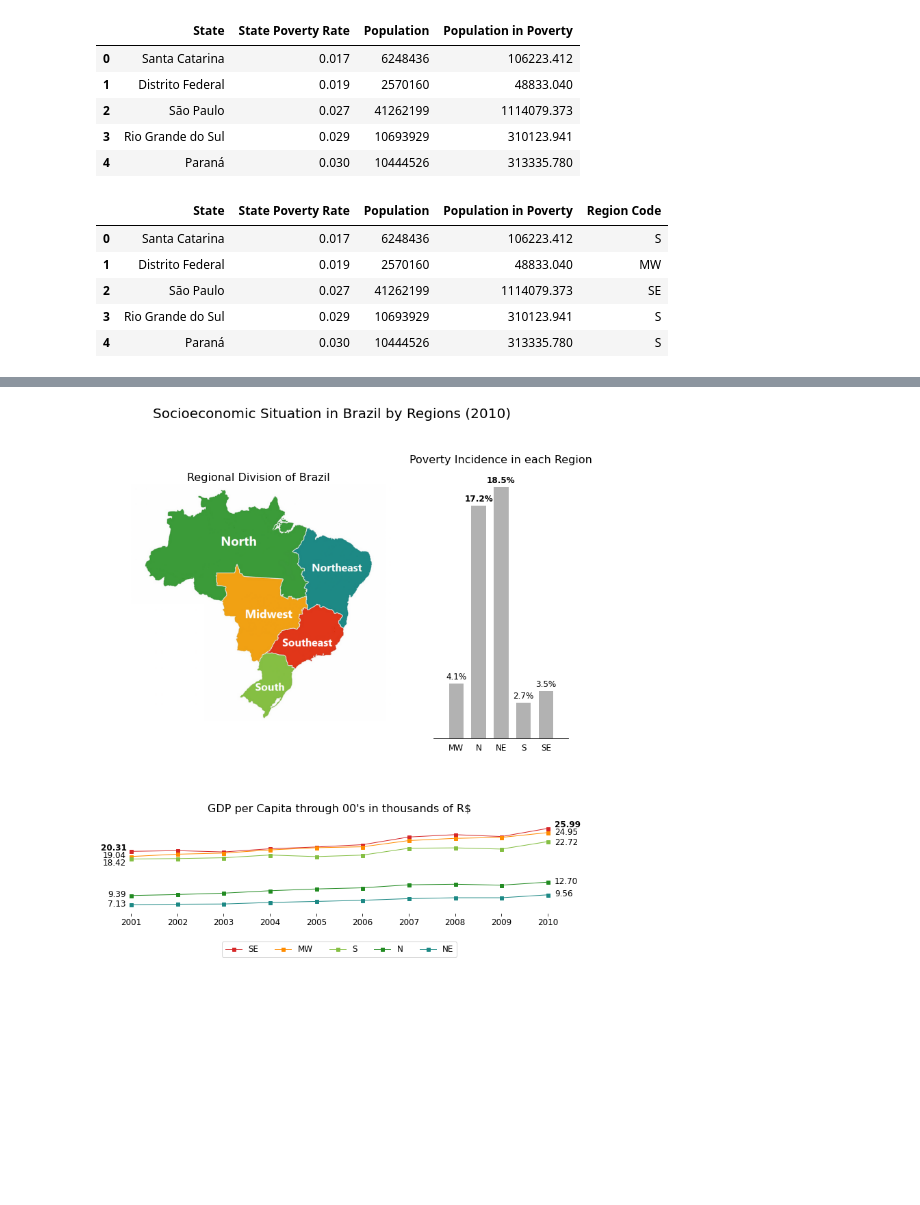
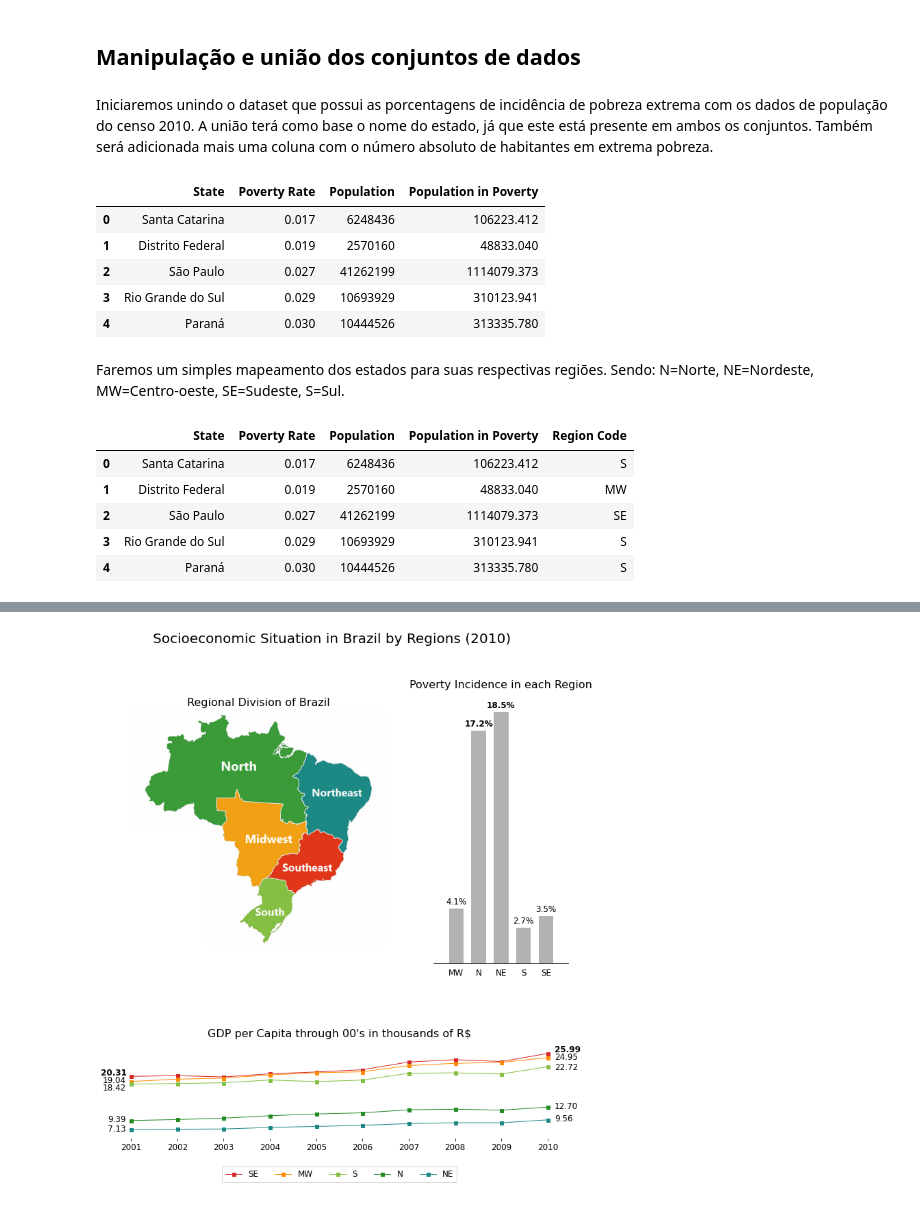
Before and after one commit to vitorp4/Data-Science, a Jupyter notebook: Visualização (Economia)/Visualização (Economia).ipynb, the cells around one changed output, grey strips where cells are left out. Saved outputs shown, nothing was run; the diff lists cells and outputs as text; code cells hidden in the pictures; blank space fills up the shorter version.

```diff
--- a/Visualização (Economia)/Visualização (Economia).ipynb
+++ b/Visualização (Economia)/Visualização (Economia).ipynb
@@ -10,0 +16,3 @@ import matplotlib.image as mpimg
+# %%
+poverty = pd.read_excel('poverty.xls')
+poverty
@@ -11,5 +39,5 @@ import matplotlib.image as mpimg
 # %%
-poverty = pd.read_excel('poverty.xls', usecols=[1,2])
-poverty.columns = ['State','State Poverty Rate']
+poverty = poverty[['Unidade Federativa','Extrema Pobreza']]
+poverty.columns = ['State','Poverty Rate']
 poverty.head()
 # %% [output]
@@ -22,4 +52,4 @@ poverty.head()
 # %%
-pop = pd.read_excel('pop.xls', usecols=[1,13], skiprows=7, names=['State','Population'])
-pop.head()
+pop = pd.read_excel('pop.xls', header=0, skiprows=np.arange(1,8), usecols=np.arange(1,14))
+pop
 # %% [output]
@@ -31,0 +75,4 @@ pop.head()
+# %%
+pop = pop[['Grandes Regiões e Unidades da Federação',2010]]
+pop.columns = ['State', 'Population']
+pop.head()
@@ -32,14 +117,20 @@ pop.head()
+# %% [markdown]
+## Manipulação e união dos conjuntos de dados
+# %% [markdown]
+Iniciaremos unindo o dataset que possui as porcentagens de incidência de pobreza extrema com os dados de população do censo 2010. A união terá como base o nome do estado, já que este está presente em ambos os conjuntos. Também será adicionada mais uma coluna com o número absoluto de habitantes em extrema pobreza.
 # %%
 poverty = pd.merge(poverty, pop, how='inner', on='State')
-poverty['Population in Poverty'] = poverty['State Poverty Rate']*poverty['Population']
+poverty['Population in Poverty'] = poverty['Poverty Rate']*poverty['Population']
 poverty.head()
 # %% [output]
-|  | State | State Poverty Rate | Population | Population in Poverty |
+|  | State | Poverty Rate | Population | Population in Poverty |
 | 0 | Santa Catarina | 0.017 | 6248436 | 106223.412 |
 | 1 | Distrito Federal | 0.019 | 2570160 | 48833.040 |
 | 2 | São Paulo | 0.027 | 41262199 | 1114079.373 |
 | 3 | Rio Grande do Sul | 0.029 | 10693929 | 310123.941 |
 | 4 | Paraná | 0.030 | 10444526 | 313335.780 |
+# %% [markdown]
+Faremos um simples mapeamento dos estados para suas respectivas regiões. Sendo: N=Norte, NE=Nordeste, MW=Centro-oeste, SE=Sudeste, S=Sul.
 # %%
 stateRegion = {'Acre':'N',
               'Alagoas':'NE',
@@ -72,7 +163,7 @@ stateRegion = {'Acre':'N',
 poverty['Region Code'] = [stateRegion[x] for x in poverty['State']]
 poverty.head()
 # %% [output]
-|  | State | State Poverty Rate | Population | Population in Poverty | Region Code |
+|  | State | Poverty Rate | Population | Population in Poverty | Region Code |
 | 0 | Santa Catarina | 0.017 | 6248436 | 106223.412 | S |
 | 1 | Distrito Federal | 0.019 | 2570160 | 48833.040 | MW |
 | 2 | São Paulo | 0.027 | 41262199 | 1114079.373 | SE |
```
Also changed, not shown: parts of 23 cells of this notebook.
